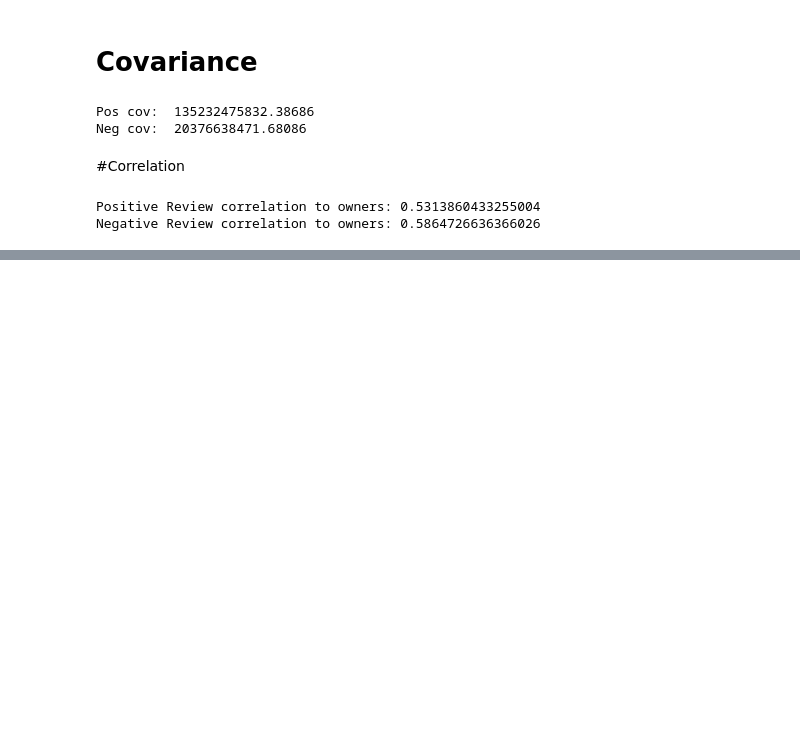
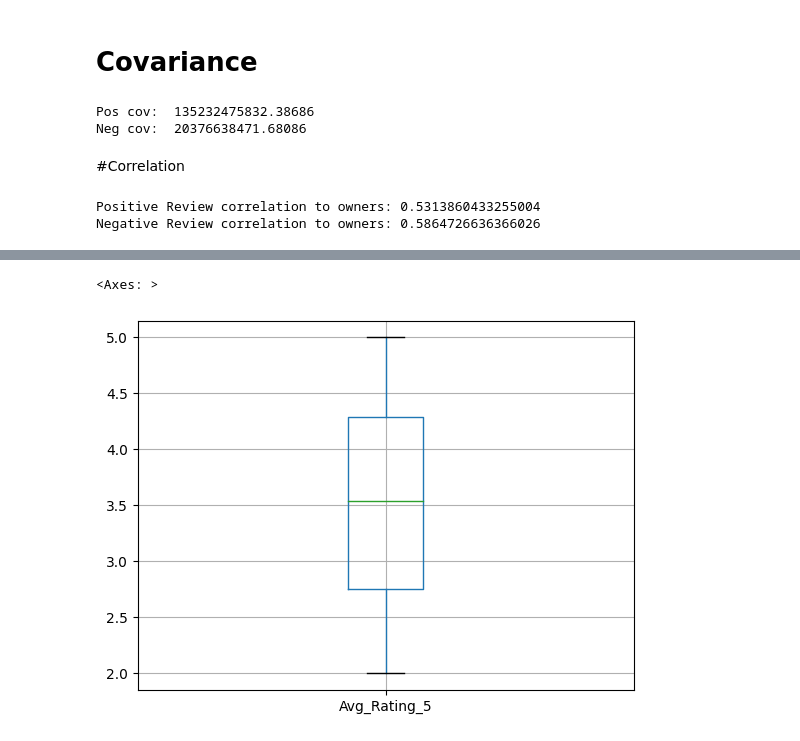
Before and after one commit to pschorey/Valpo_IT533, a Jupyter notebook: 01_Processing_and_Association.ipynb, the cells around one changed output, grey strips where cells are left out. Saved outputs shown, nothing was run; the diff lists cells and outputs as text; code cells hidden in the pictures; blank space fills up the shorter version.

```diff
--- a/01_Processing_and_Association.ipynb
+++ b/01_Processing_and_Association.ipynb
@@ -275,0 +330,3 @@ Negative Review correlation to owners: 0.5864726636366026
+# %%
+largeGames = steam[steam['Owners_Mid'] > 250000]
+largeGames.describe()
@@ -275,0 +360,5 @@ Negative Review correlation to owners: 0.5864726636366026
+# %%
+largeGames.boxplot(['Avg_Rating_5'])
+# %% [output]
+<Axes: >
+[figure, added]
```
Also changed, not shown: parts of 7 cells of this notebook.
